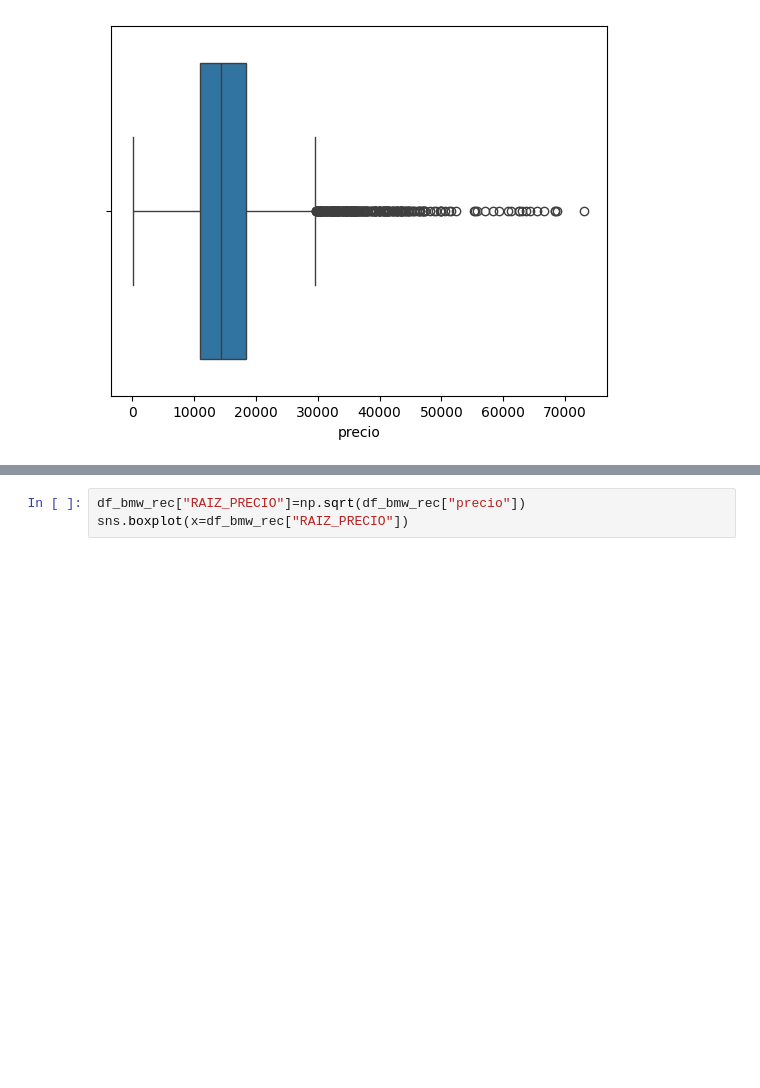
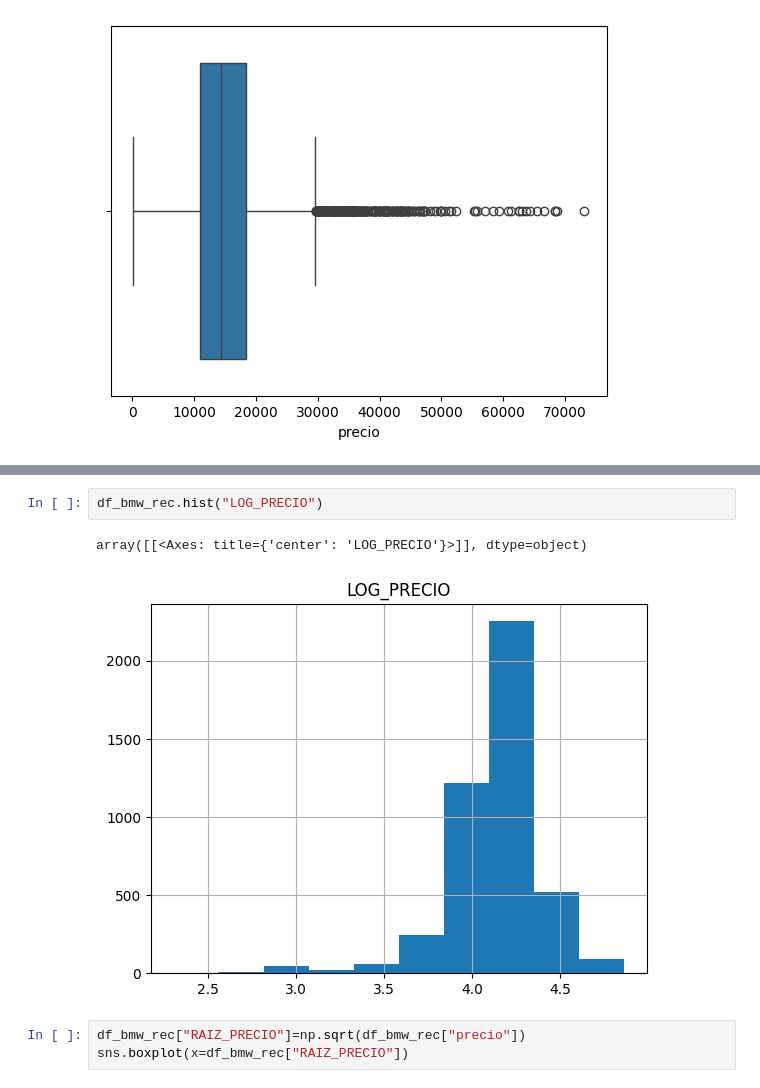
Before and after one commit to SyM97/primer_entregable, a Jupyter notebook: Primer entregable/practica_entregable_Simeon_Mitev.ipynb, the cells around one changed output, grey strips where cells are left out. Saved outputs shown, nothing was run; the diff lists cells and outputs as text; blank space fills up the shorter version.

```diff
--- a/Primer entregable/practica_entregable_Simeon_Mitev.ipynb
+++ b/Primer entregable/practica_entregable_Simeon_Mitev.ipynb
@@ -416,3 +422,8 @@ sns.boxplot(x=df_bmw_rec["precio"])
+# %%
+df_bmw_rec.hist("LOG_PRECIO")
+# %% [output]
+array([[<Axes: title={'center': 'LOG_PRECIO'}>]], dtype=object)
+[figure, added]
 # %%
 df_bmw_rec["RAIZ_PRECIO"]=np.sqrt(df_bmw_rec["precio"])
 sns.boxplot(x=df_bmw_rec["RAIZ_PRECIO"])
```
Also changed, not shown: parts of 8 cells of this notebook, 2 other files.
